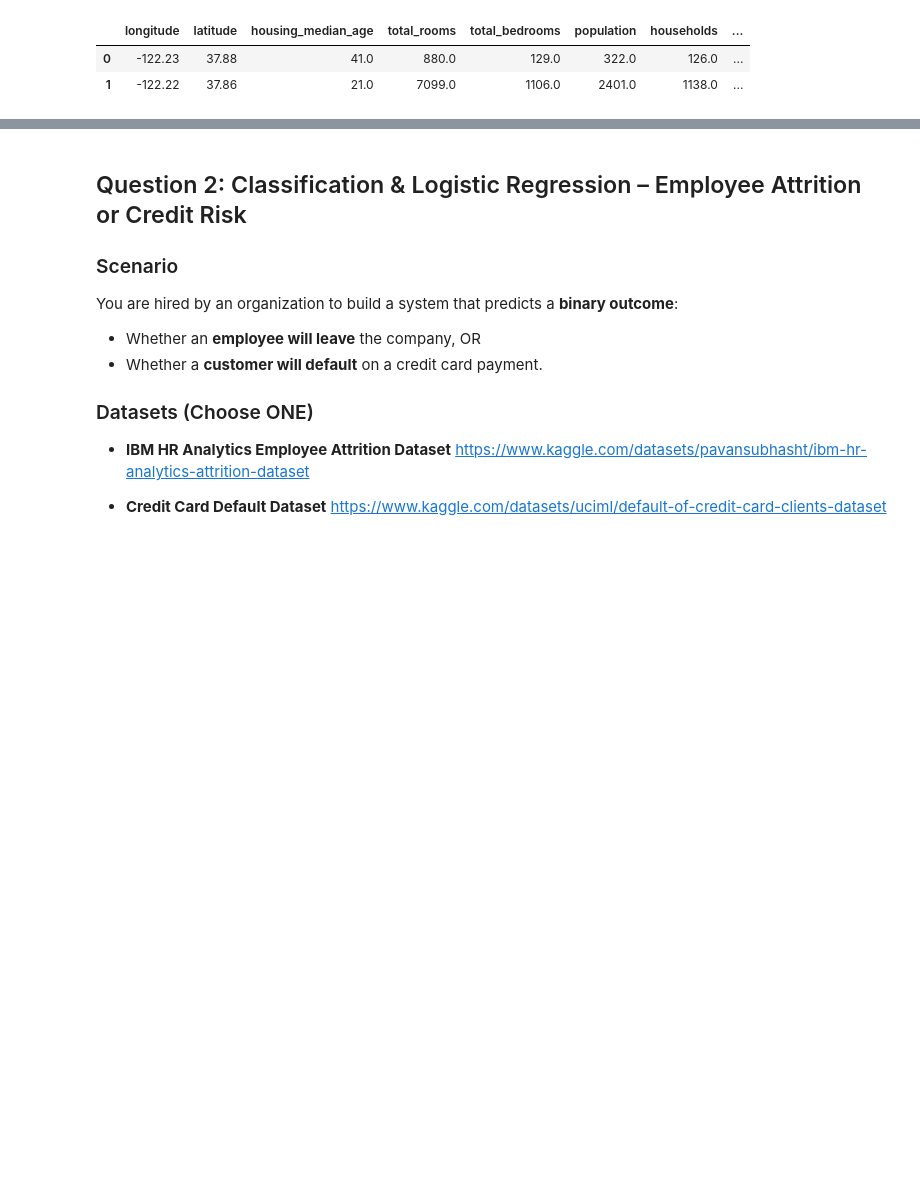
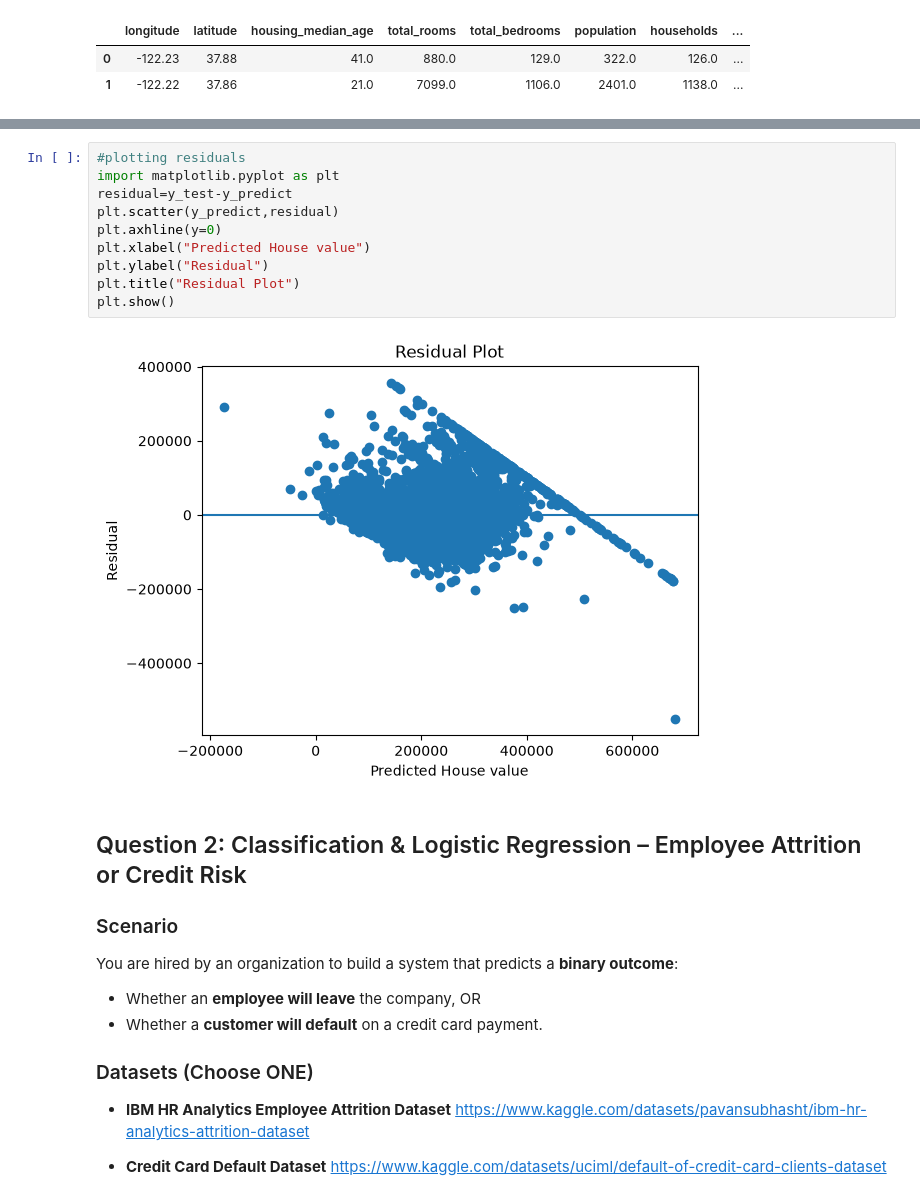
Before and after one commit to abinhyanmikha/Data-Science, a Jupyter notebook: Assignment/Assignment8/Assignment-08_Sep25.ipynb, the cells around one changed output, grey strips where cells are left out. Drawn from its saved outputs; the diff is of its cells as text; blank space fills up the shorter version.

```diff
--- a/Assignment/Assignment8/Assignment-08_Sep25.ipynb
+++ b/Assignment/Assignment8/Assignment-08_Sep25.ipynb
@@ -477,3 +507,15 @@ predict_value_df[0:20]
+# %%
+#plotting residuals
+import matplotlib.pyplot as plt
+residual=y_test-y_predict
+plt.scatter(y_predict,residual)
+plt.axhline(y=0)
+plt.xlabel("Predicted House value")
+plt.ylabel("Residual")
+plt.title("Residual Plot")
+plt.show()
+# %% [output]
+[figure, added]
 # %% [markdown]
 ## Question 2: Classification & Logistic Regression – Employee Attrition or Credit Risk
 
```
Also changed, not shown: parts of 15 cells of this notebook, 1 other file.
